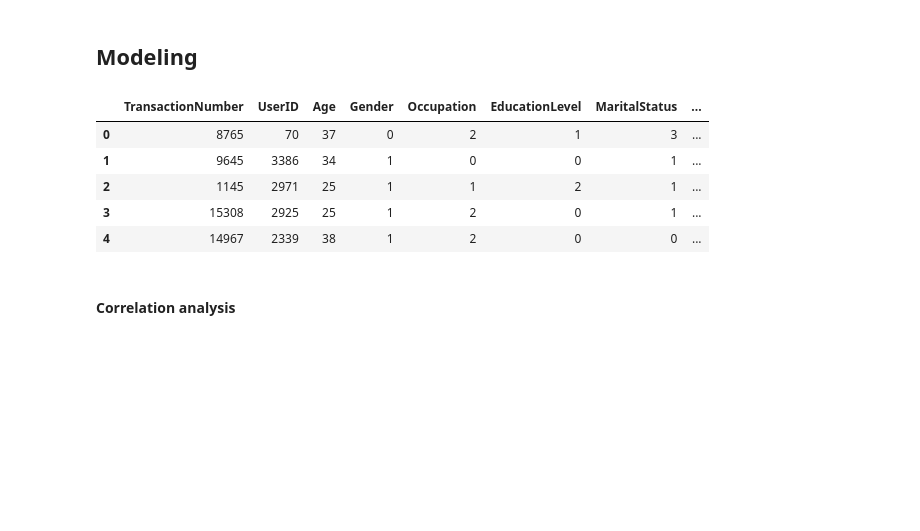
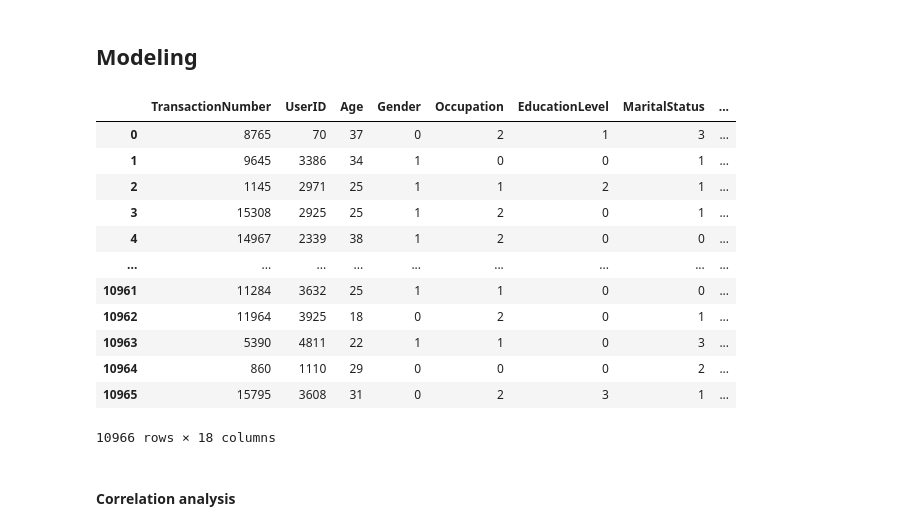
Before and after one commit to JudyZhu016/InterUni-Datathon-2024-Meteorite, a Jupyter notebook: Judy_analysis/data analysis.ipynb, the cells around one changed output. Cells and saved outputs as stored; diff of their text form; code cells hidden in the pictures; blank space fills up the shorter version.

Commit message:
judy

```diff
--- a/Judy_analysis/data analysis.ipynb
+++ b/Judy_analysis/data analysis.ipynb
@@ -288,14 +355,21 @@ import seaborn as sns
 import matplotlib.pyplot as plt
 # %%
 train_judy = pd.read_csv('../Data/train_final_Judy.csv')
-train_judy.head()
+train_judy
 # %% [output]
 |  | TransactionNumber | UserID | Age | Gender | Occupation | EducationLevel | MaritalStatus | ... |
 | 0 | 8765 | 70 | 37 | 0 | 2 | 1 | 3 | ... |
 | 1 | 9645 | 3386 | 34 | 1 | 0 | 0 | 1 | ... |
 | 2 | 1145 | 2971 | 25 | 1 | 1 | 2 | 1 | ... |
 | 3 | 15308 | 2925 | 25 | 1 | 2 | 0 | 1 | ... |
 | 4 | 14967 | 2339 | 38 | 1 | 2 | 0 | 0 | ... |
+| ... | ... | ... | ... | ... | ... | ... | ... | ... |
+| 10961 | 11284 | 3632 | 25 | 1 | 1 | 0 | 0 | ... |
+| 10962 | 11964 | 3925 | 18 | 0 | 2 | 0 | 1 | ... |
+| 10963 | 5390 | 4811 | 22 | 1 | 1 | 0 | 3 | ... |
+| 10964 | 860 | 1110 | 29 | 0 | 0 | 0 | 2 | ... |
+| 10965 | 15795 | 3608 | 31 | 0 | 2 | 3 | 1 | ... |
+10966 rows × 18 columns
 # %% [markdown]
 #### Correlation analysis
 # %%
```
Also changed, not shown: parts of 26 cells of this notebook, 4 other files.
